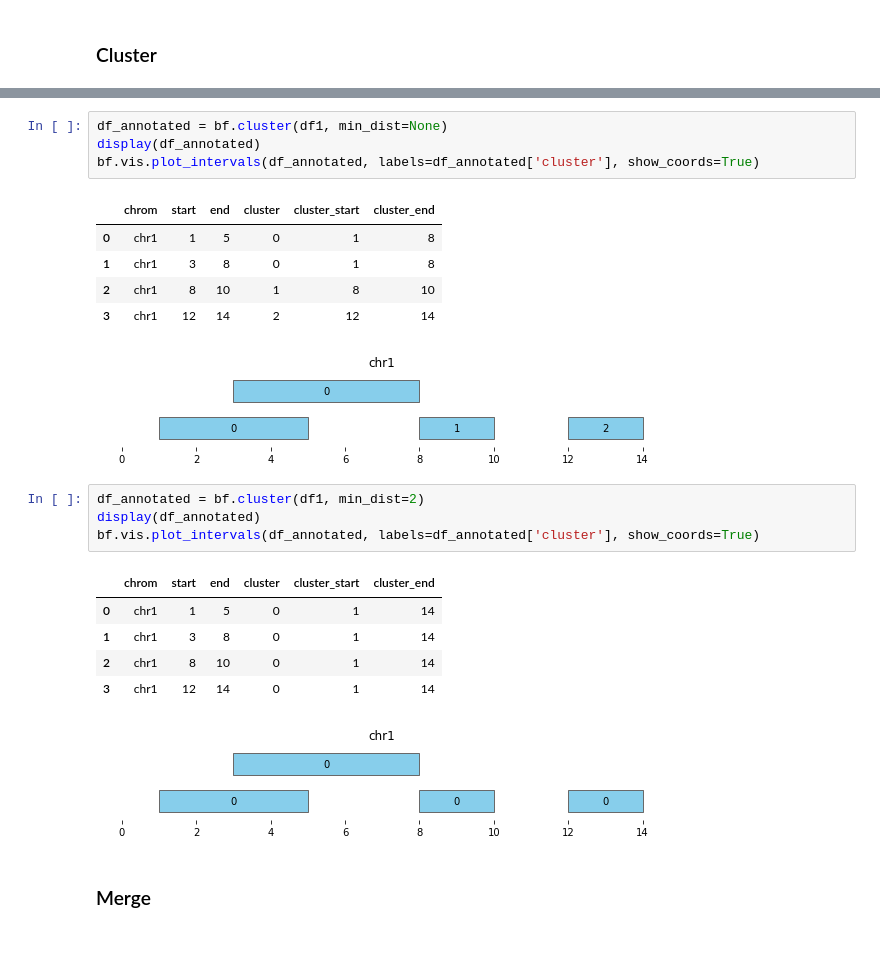
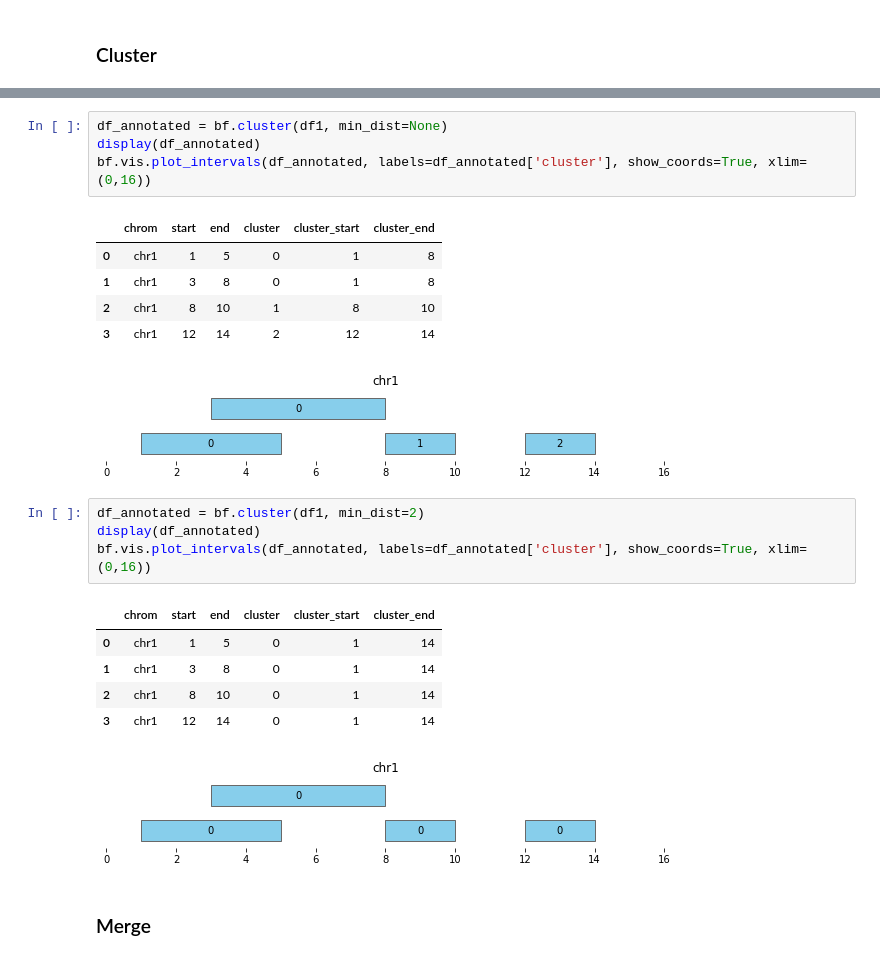
Before and after one commit to open2c/bioframe, a Jupyter notebook: docs/notebooks/intervals_tutorial.ipynb, the cells around one changed output, grey strips where cells are left out. Drawn from its saved outputs; the diff is of its cells as text.

```diff
--- a/docs/notebooks/intervals_tutorial.ipynb
+++ b/docs/notebooks/intervals_tutorial.ipynb
@@ -88,25 +87,25 @@ bf.vis.plot_intervals(df_annotated, labels=df_annotated['cluster'], show_coords=
 # %%
 df_annotated = bf.cluster(df1, min_dist=None)
 display(df_annotated)
-bf.vis.plot_intervals(df_annotated, labels=df_annotated['cluster'], show_coords=True)
+bf.vis.plot_intervals(df_annotated, labels=df_annotated['cluster'], show_coords=True, xlim=(0,16))
 # %% [output]
 |  | chrom | start | end | cluster | cluster_start | cluster_end |
 | 0 | chr1 | 1 | 5 | 0 | 1 | 8 |
 | 1 | chr1 | 3 | 8 | 0 | 1 | 8 |
 | 2 | chr1 | 8 | 10 | 1 | 8 | 10 |
 | 3 | chr1 | 12 | 14 | 2 | 12 | 14 |
-[figure, old version]
+[figure, new version]
 # %%
 df_annotated = bf.cluster(df1, min_dist=2)
 display(df_annotated)
-bf.vis.plot_intervals(df_annotated, labels=df_annotated['cluster'], show_coords=True)
+bf.vis.plot_intervals(df_annotated, labels=df_annotated['cluster'], show_coords=True, xlim=(0,16))
 # %% [output]
 |  | chrom | start | end | cluster | cluster_start | cluster_end |
 | 0 | chr1 | 1 | 5 | 0 | 1 | 14 |
 | 1 | chr1 | 3 | 8 | 0 | 1 | 14 |
 | 2 | chr1 | 8 | 10 | 0 | 1 | 14 |
 | 3 | chr1 | 12 | 14 | 0 | 1 | 14 |
-[figure, old version]
+[figure, new version]
 # %% [markdown]
 ### Merge
 # %%
```
Also changed, not shown: parts of 13 cells of this notebook, 8 other files.
